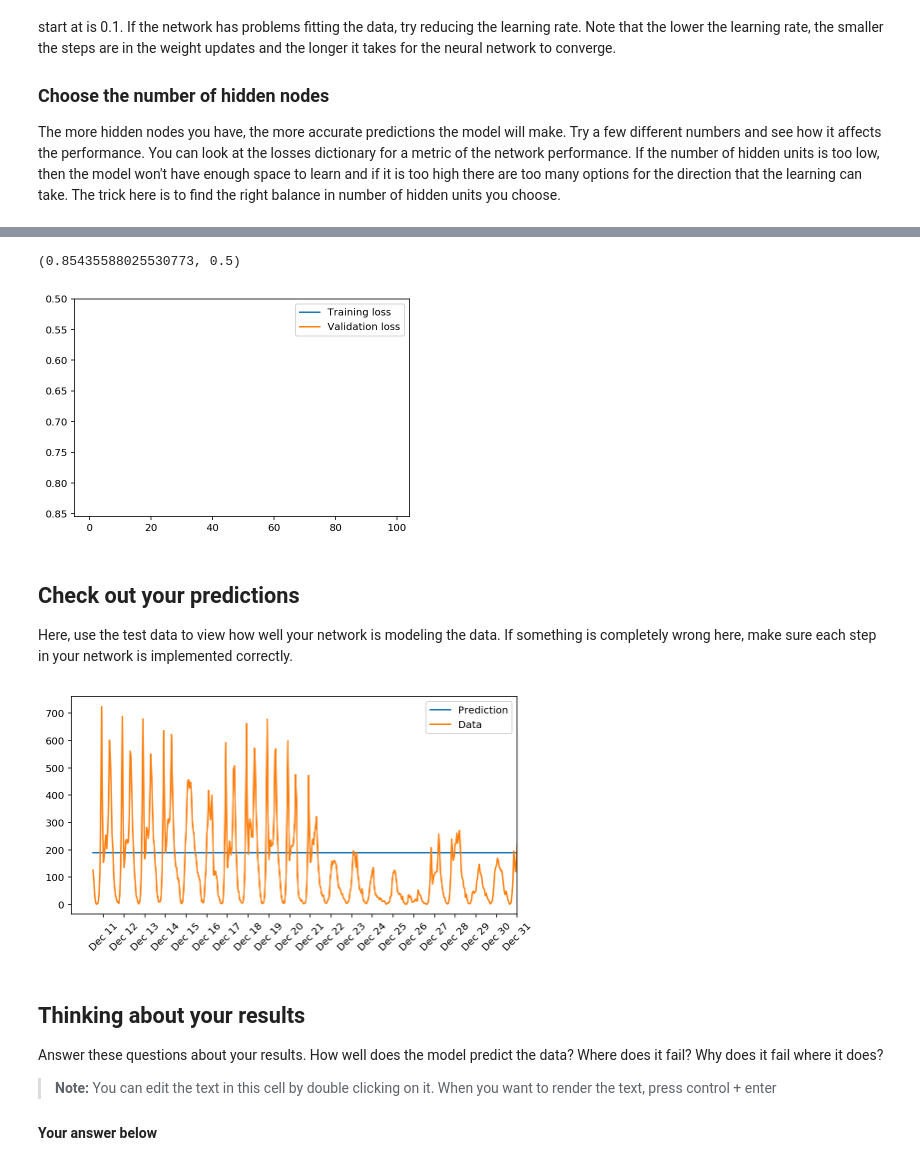
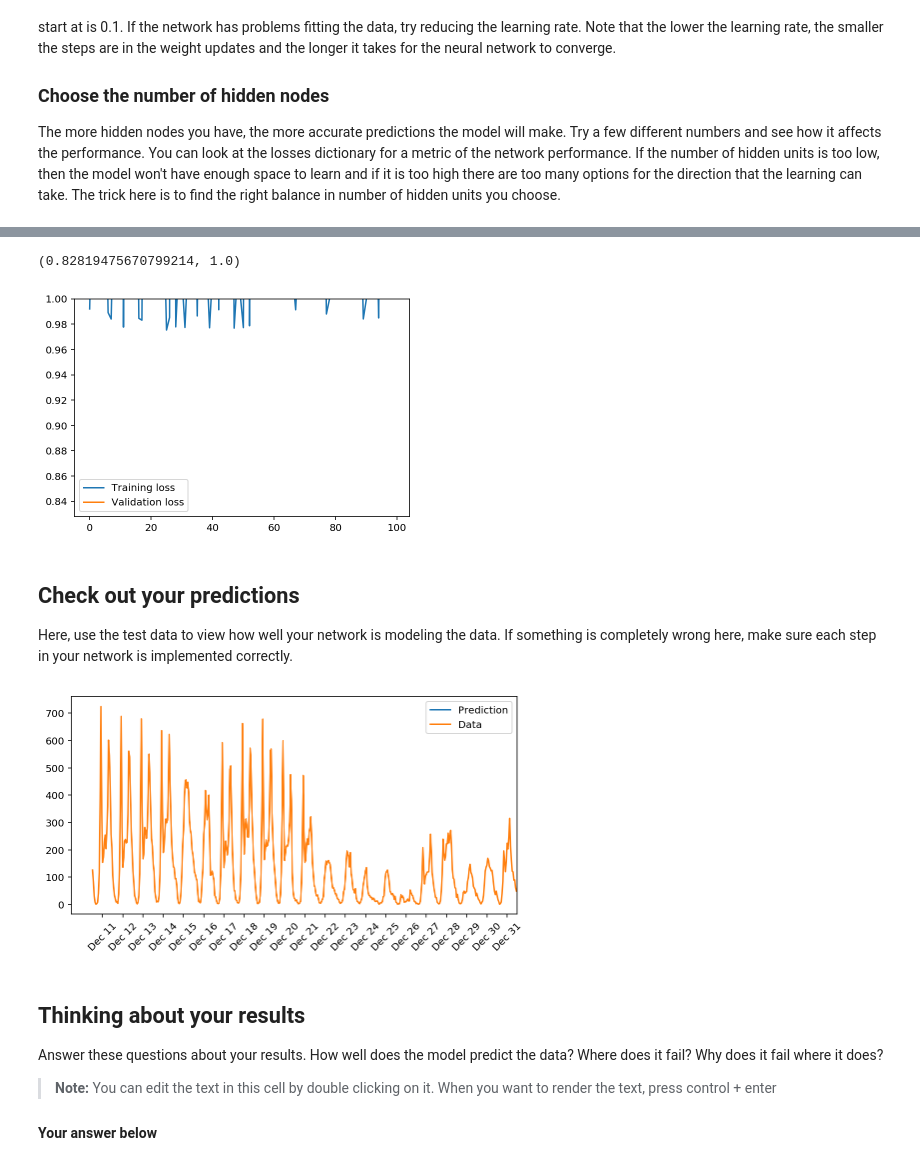
Before and after one commit to bisoisk/deeplearning_experiments, a Jupyter notebook: project1/dlnd-your-first-neural-network.ipynb, the cells around one changed output, grey strips where cells are left out. Cells and saved outputs as stored; diff of their text form; code cells hidden in the pictures.

```diff
--- a/project1/dlnd-your-first-neural-network.ipynb
+++ b/project1/dlnd-your-first-neural-network.ipynb
@@ -140,7 +140,7 @@ class NeuralNetwork(object):
         hidden_outputs = self.activation_function(hidden_inputs) # signals from hidden layer
 
         # TODO: Output layer
-        final_inputs = np.dot(hidden_outputs, self.weights_hidden_to_output) # signals into final output layer
+        final_inputs = np.dot(self.weights_hidden_to_output, hidden_outputs) # signals into final output layer
         final_outputs = final_inputs # signals from final output layer
 
         #### Implement the backward pass here ####
@@ -150,15 +150,17 @@ class NeuralNetwork(object):
         output_errors = targets - final_outputs # Output layer error is the difference between desired target and actual output.
 
         # TODO: Backpropagated error
-        hidden_errors = np.dot(self.weights_hidden_to_output, output_errors) * hidden_outputs * (1 - hidden_outputs) # errors propagated to the hidden layer
-        hidden_grad = hidden_errors * hidden_outputs * (1 - hidden_outputs) # hidden layer gradients
+        hidden_errors = np.dot(output_errors.T, self.weights_hidden_to_output) # errors propagated to the hidden layer
+        hidden_grad = hidden_errors * (hidden_outputs * (1 - hidden_outputs)) # hidden layer gradients
 
         # TODO: Update the weights
-        #         self.weights_hidden_to_output += self.lr * output_errors / n_records # update hidden-to-output weights with gradient descent step
-        #         self.weights_input_to_hidden += self.lr * hidden_errors * hidden_errors.T[:, None] / n_records # update input-to-hidden weights with gradient descent step
 
-        self.weights_hidden_to_output += self.lr * np.dot(hidden_outputs.T, output_errors)
-        self.weights_input_to_hidden += self.lr * np.dot(hidden_errors*hidden_grad, hidden_inputs)
+        self.weights_hidden_to_output += self.lr * np.dot(output_errors, hidden_outputs.T)
+
+#         print("Hidden Grad = {}, hidden_errors = {}, hidden_inputs = {}, inputs = {}".format(hidden_grad, hidden_errors, hidden_inputs, inputs))
+#         self.weights_input_to_hidden += self.lr * np.dot(hidden_grad, hidden_inputs)
+        self.weights_input_to_hidden += self.lr * np.dot(np.dot(hidden_grad.T,hidden_errors.T),inputs.T)#  update input-to-hidden weights with gradient descent step
+
 
 
     def run(self, inputs_list):
@@ -171,7 +173,7 @@ class NeuralNetwork(object):
         hidden_outputs = self.activation_function(hidden_inputs) # signals from hidden layer
 
         # TODO: Output layer
-        final_inputs = np.dot(self.weights_hidden_to_output, hidden_outputs) # signals into final output layer
+        final_inputs = np.dot(hidden_outputs.T, self.weights_hidden_to_output.T) # signals into final output layer
         final_outputs = final_inputs # signals from final output layer
 
         return final_outputs
@@ -199,7 +201,7 @@ import sys
 ### Set the hyperparameters here ###
 epochs = 100
 learning_rate = 0.1
-hidden_nodes = 2
+hidden_nodes = 5
 output_nodes = 1
 
 N_i = train_features.shape[1]
@@ -227,11 +229,11 @@ Progress: 99.0% ... Training loss: 0.971 ... Validation loss: 1.367
 # %%
 plt.plot(losses['train'], label='Training loss')
 plt.plot(losses['validation'], label='Validation loss')
 plt.legend()
-plt.ylim(ymax=0.5)
+plt.ylim(ymax=1.0)
 # %% [output]
-(0.85435588025530773, 0.5)
+(0.82819475670799214, 1.0)
-[figure, old version]
+[figure, new version]
 # %% [markdown]
 ## Check out your predictions
 
@@ -251,7 +253,7 @@ dates = dates.apply(lambda d: d.strftime('%b %d'))
 ax.set_xticks(np.arange(len(dates))[12::24])
 _ = ax.set_xticklabels(dates[12::24], rotation=45)
 # %% [output]
-[figure, old version]
+[figure, new version]
 # %% [markdown]
 ## Thinking about your results
 
```
Also changed, not shown: parts of 2 cells of this notebook.
